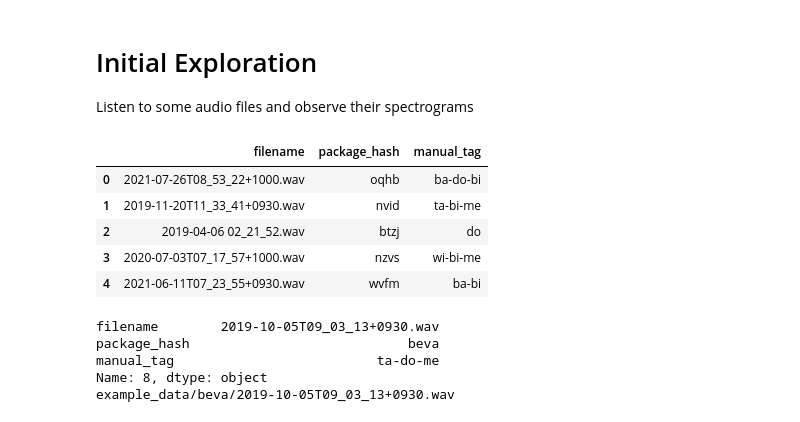
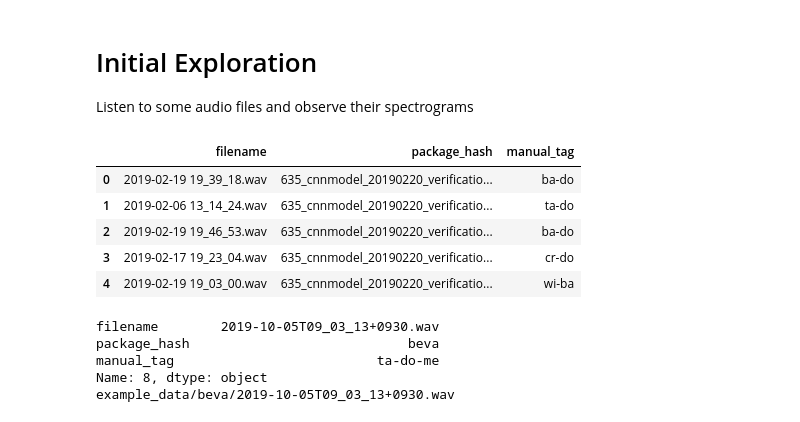
Before and after one commit to solt-qy/LDI_project, a Jupyter notebook: 02_machine_learning/01_dataset_curation.ipynb, the cells around one changed output. Cells and saved outputs as stored; diff of their text form; code cells hidden in the pictures.

```diff
--- a/02_machine_learning/01_dataset_curation.ipynb
+++ b/02_machine_learning/01_dataset_curation.ipynb
@@ -223,19 +223,19 @@ def listen_to_files(df, data_root, *args, **kwargs):
 Listen to some audio files and observe their spectrograms
 # %%
 # set your path here
-data_root = pathlib.Path('example_data/') #pathlib.Path('/Volumes/Clavius/documents/Documents/Employment/NoiseNet/Development/tag_data/processed/')
+data_root = pathlib.Path('/Volumes/Clavius/documents/Documents/Employment/NoiseNet/Development/tag_data/processed/')#pathlib.Path('example_data/') #
 manifest_path = data_root/'01_manifest.csv'
 
 # read the manifest in
 manifest = pd.read_csv(manifest_path)
 manifest.head()
 # %% [output]
 |  | filename | package_hash | manual_tag |
-| 0 | 2021-07-26T08_53_22+1000.wav | oqhb | ba-do-bi |
-| 1 | 2019-11-20T11_33_41+0930.wav | nvid | ta-bi-me |
-| 2 | 2019-04-06 02_21_52.wav | btzj | do |
-| 3 | 2020-07-03T07_17_57+1000.wav | nzvs | wi-bi-me |
-| 4 | 2021-06-11T07_23_55+0930.wav | wvfm | ba-bi |
+| 0 | 2019-02-19 19_39_18.wav | 635_cnnmodel_20190220_verificatio... | ba-do |
+| 1 | 2019-02-06 13_14_24.wav | 635_cnnmodel_20190220_verificatio... | ta-do |
+| 2 | 2019-02-19 19_46_53.wav | 635_cnnmodel_20190220_verificatio... | ba-do |
+| 3 | 2019-02-17 19_23_04.wav | 635_cnnmodel_20190220_verificatio... | cr-do |
+| 4 | 2019-02-19 19_03_00.wav | 635_cnnmodel_20190220_verificatio... | wi-ba |
 # %%
 # listen to files and view spectrograms as desired.
 # filter the first argument dataframe as desired to listen to whatever specific snippets you want
```
Also changed, not shown: parts of 4 cells of this notebook, 1 other file.
